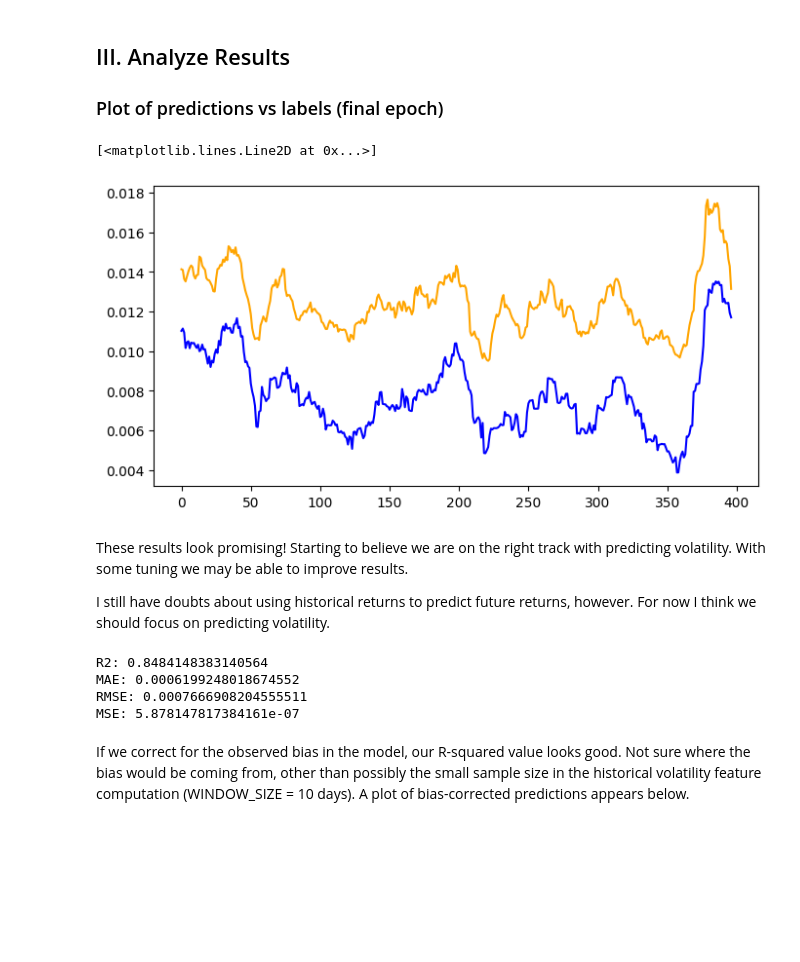
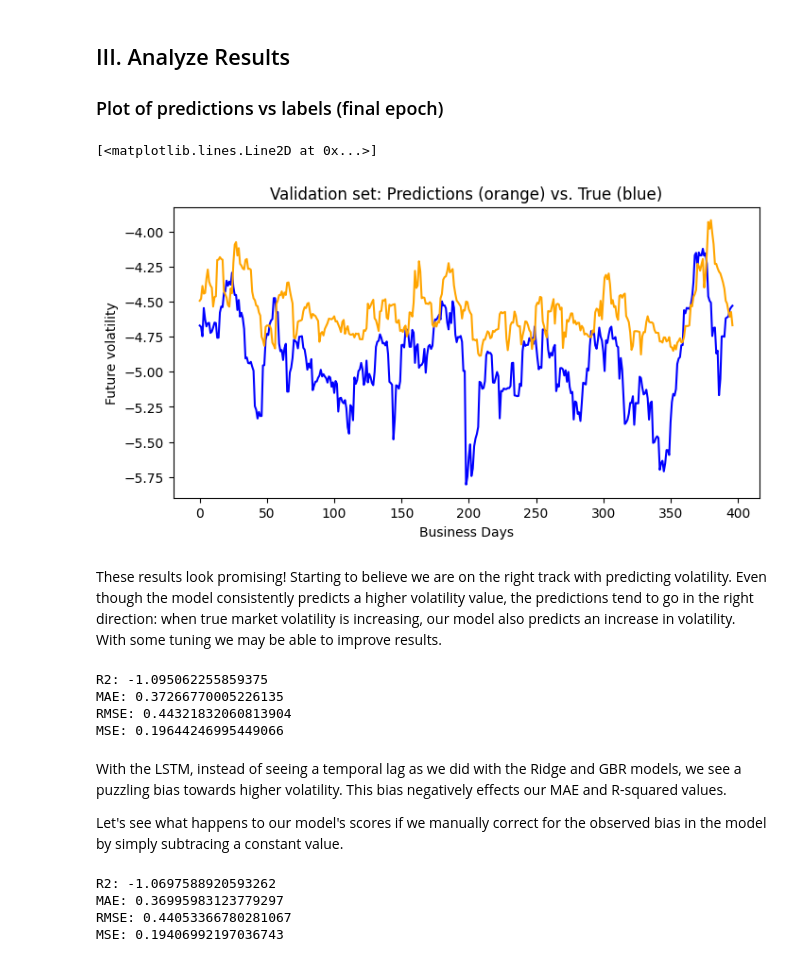
Before and after one commit to tmacpherson6/investment_advisor_dashboard_capstone, a Jupyter notebook: Pete-B9A_Univariate-LSTM-limited.ipynb, the cells around one changed output. Saved outputs shown, nothing was run; the diff lists cells and outputs as text; code cells hidden in the pictures; blank space fills up the shorter version.

Commit message:
LSTM Dataset correction

```diff
--- a/Pete-B9A_Univariate-LSTM-limited.ipynb
+++ b/Pete-B9A_Univariate-LSTM-limited.ipynb
@@ -51,7 +53,7 @@ val_df = pd.read_csv(
     index_col='date',
     parse_dates=True
 )
-data_cols = [TICKER + '_ret', TICKER + '_h-vol']
-label_col = [TICKER + '_f-vol_target']
+data_cols = [TICKER + '_ret-h', TICKER + '_log_vol-h']
+label_col = [TICKER + '_log_vol_target']
 train_df[data_cols + label_col]
 # %% [output]
@@ -235,19 +247,19 @@ Validation loss: 0.001896754838526249
 # %%
 x = range(len(val_dataset))
 labels = [val_dataset[i][1]for i in range(len(x))]
 
 fig = plt.figure(figsize=(8, 4))
 ax = fig.subplots()
-
+ax.set_title('Validation set: Predictions (orange) vs. True (blue)')
+ax.set_ylabel('Future volatility')
+ax.set_xlabel('Business Days')
 ax.plot(x, labels, color='blue')
 ax.plot(x, preds, color='orange')
 # %% [output]
 [<matplotlib.lines.Line2D at 0x...>]
-[figure, old version]
+[figure, new version]
 # %% [markdown]
-These results look promising!  Starting to believe we are on the right track with predicting volatility.  With some tuning we may be able to improve results.
-
-I still have doubts about using historical returns to predict future returns, however.  For now I think we should focus on predicting volatility.
+These results look promising!  Starting to believe we are on the right track with predicting volatility.  Even though the model consistently predicts a higher volatility value, the predictions tend to go in the right direction: when true market volatility is increasing, our model also predicts an increase in volatility.  With some tuning we may be able to improve results.
 # %%
 metrics = {
     'R2': r2_score,
@@ -255,13 +267,25 @@ metrics = {
     'RMSE': root_mean_squared_error,
     'MSE': mean_squared_error
 }
-# The model seems to consistently overestimate future volatility
 for metric, scorer in metrics.items():
-    print(metric + f': {scorer(labels, np.asarray(preds) - 0.0046)}')
+    print(metric + f': {scorer(labels, np.asarray(preds))}')
 # %% [output]
-R2: 0.8484148383140564
-MAE: 0.0006199248018674552
-RMSE: 0.0007666908204555511
-MSE: 5.878147817384161e-07
+R2: -1.095062255859375
+MAE: 0.37266770005226135
+RMSE: 0.44321832060813904
+MSE: 0.19644246995449066
 # %% [markdown]
-If we correct for the observed bias in the model, our R-squared value looks good.  Not sure where the bias would be coming from, other than possibly the small sample size in the historical volatility feature computation (WINDOW_SIZE = 10 days).  A plot of bias-corrected predictions appears below.
+With the LSTM, instead of seeing a temporal lag as we did with the Ridge and GBR models, we see a puzzling bias towards higher volatility.  This bias negatively effects our MAE and R-squared values.
+
+Let's see what happens to our model's scores if we manually correct for the observed bias in the model by simply subtracing a constant value.
+# %%
+# The model seems to consistently overestimate future volatility. We test
+# the effect of subtracting a constant value from all predictions
+# to remove bias and better align predictions with labels
+for metric, scorer in metrics.items():
+    print(metric + f': {scorer(labels, np.asarray(preds) - 0.0034)}')
+# %% [output]
+R2: -1.0697588920593262
+MAE: 0.36995983123779297
+RMSE: 0.44053366780281067
+MSE: 0.19406992197036743
```
Also changed, not shown: parts of 9 cells of this notebook, 16 other files.
